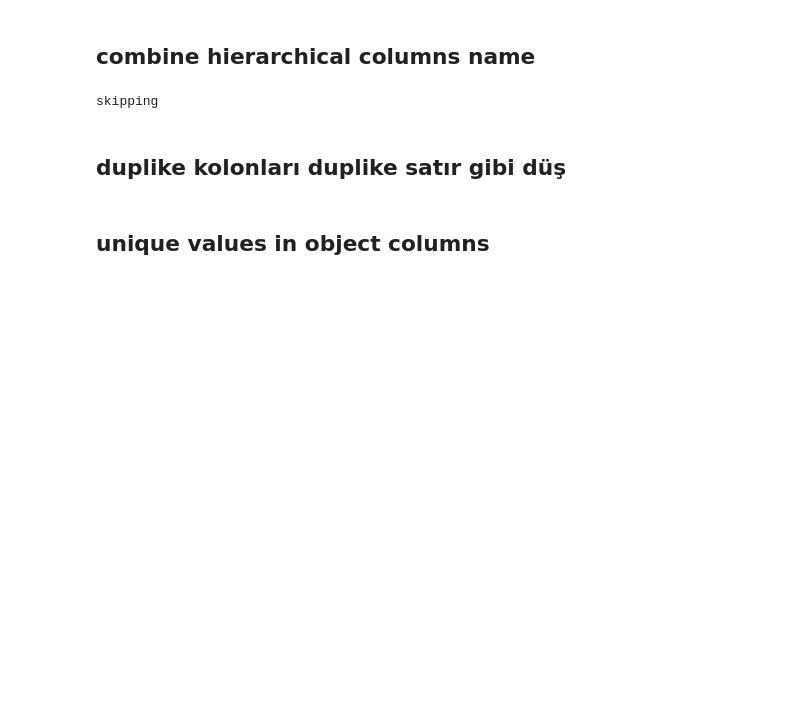
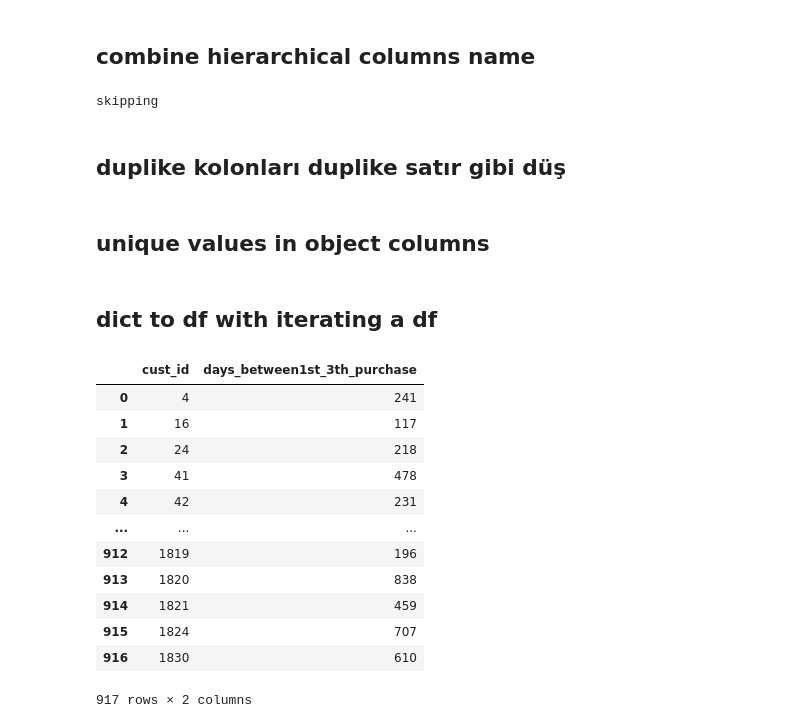
Before and after one commit to harun1yuksel/working, a Jupyter notebook: usefull_codes/usefull_functions.ipynb, the cells around one changed output. Drawn from its saved outputs; the diff is of its cells as text; code cells hidden in the pictures; blank space fills up the shorter version.

```diff
--- a/usefull_codes/usefull_functions.ipynb
+++ b/usefull_codes/usefull_functions.ipynb
@@ -163,3 +161,29 @@ for feature in df.columns:
 for feature in df.columns:
     if df[feature].dtype=="object":
         print(feature, df[feature].nunique())
+# %% [markdown]
+## dict to df with iterating a df
+# %%
+mydict = {}
+for i in df.Cust_id.unique():
+    a = df[df["Cust_id"] == i][["Order_Date"]].sort_values(by="Order_Date").drop_duplicates()
+    if len(a) >= 3:
+        b = (a.iloc[2] - a.iloc[0]).dt.days[0]
+        mydict[i] = b
+data = {"cust_id": mydict.keys(), "days_between1st_3th_purchase": mydict.values()}
+cust_more3purchase = pd.DataFrame(data)
+cust_more3purchase
+# %% [output]
+|  | cust_id | days_between1st_3th_purchase |
+| 0 | 4 | 241 |
+| 1 | 16 | 117 |
+| 2 | 24 | 218 |
+| 3 | 41 | 478 |
+| 4 | 42 | 231 |
+| ... | ... | ... |
+| 912 | 1819 | 196 |
+| 913 | 1820 | 838 |
+| 914 | 1821 | 459 |
+| 915 | 1824 | 707 |
+| 916 | 1830 | 610 |
+917 rows × 2 columns
```
Also changed, not shown: parts of 4 cells of this notebook, 49 other files.
